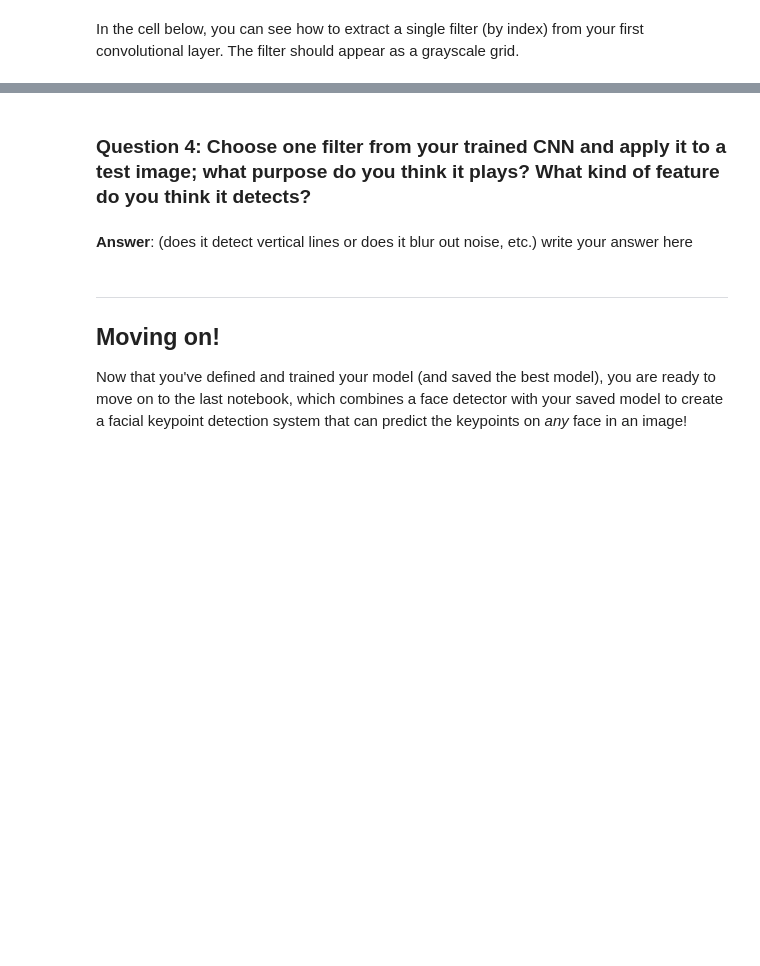
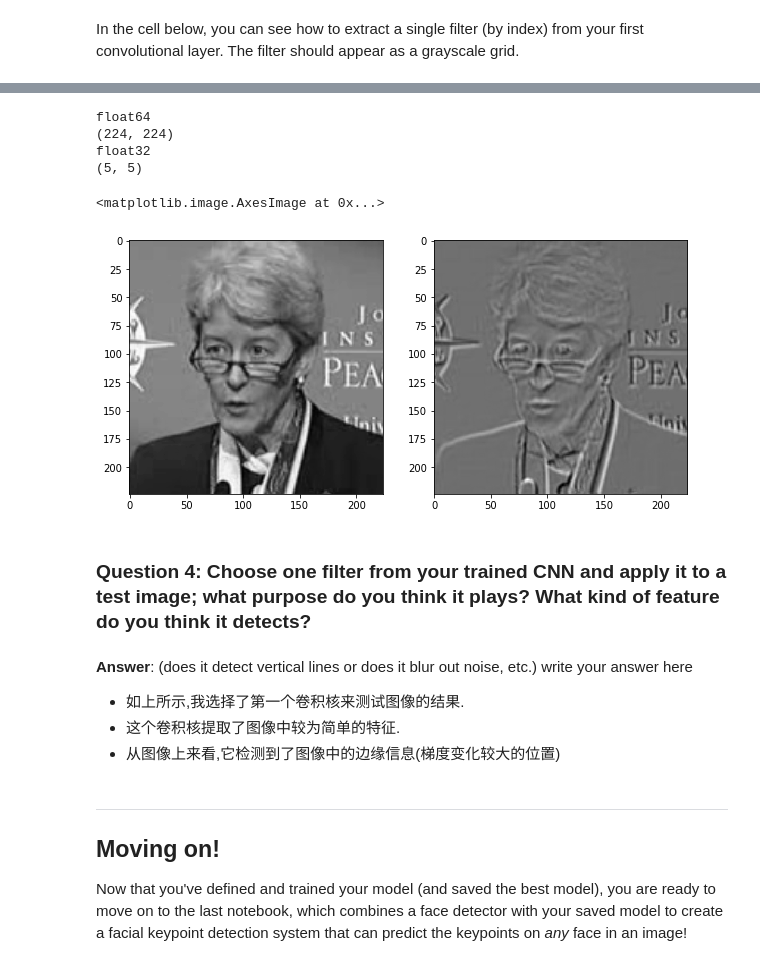
Before and after one commit to MonteYang/P1_Facial_Keypoints, a Jupyter notebook: 2. Define the Network Architecture.ipynb, the cells around one changed output, grey strips where cells are left out. Saved outputs shown, nothing was run; the diff lists cells and outputs as text; code cells hidden in the pictures; blank space fills up the shorter version.

```diff
--- a/2. Define the Network Architecture.ipynb
+++ b/2. Define the Network Architecture.ipynb
@@ -580,7 +615,55 @@ Next, choose a test image and filter it with one of the convolutional kernels in
+# %%
+import cv2
+# load test data
+test_dataset = FacialKeypointsDataset(csv_file='data/test_frames_keypoints.csv',
+                                             root_dir='data/test/',
+                                             transform=data_transform)
+batch_size = 20
+test_loader = DataLoader(test_dataset,
+                          batch_size=batch_size,
+                          shuffle=True,
+                          num_workers=4)
+data = next(iter(test_loader))
+test_image = data["image"][0]
+test_image = test_image.cpu()
+test_image = test_image.numpy()
+# print(test_image.size())
+test_image = np.squeeze(np.transpose(test_image, (1, 2, 0)))
+
+#fig
+fig = plt.figure(figsize=(10,20))
+fig.add_subplot(1,2,1)
+# 显示测试图片
+plt.imshow(test_image,"gray")
+
+weight = net.conv1.weight.data[0]
+weight = weight.cpu()
+w = np.squeeze(weight.numpy())
+print(test_image.dtype)
+print(test_image.shape)
+
+print(w.dtype)
+print(w.shape)
+out = cv2.filter2D(test_image, -1, w)
+fig.add_subplot(1,2,2)
+plt.imshow(out, cmap='gray')
+##TODO: load in and display any image from the transformed test dataset
+## TODO: Using cv's filter2D function,
+## apply a specific set of filter weights (like the one displayed above) to the test image
+# %% [output]
+float64
+(224, 224)
+float32
+(5, 5)
+<matplotlib.image.AxesImage at 0x...>
+[figure, added]
 # %% [markdown]
 ### Question 4: Choose one filter from your trained CNN and apply it to a test image; what purpose do you think it plays? What kind of feature do you think it detects?
 # %% [markdown]
 **Answer**: (does it detect vertical lines or does it blur out noise, etc.) write your answer here
+- 如上所示,我选择了第一个卷积核来测试图像的结果.
+- 这个卷积核提取了图像中较为简单的特征.
+- 从图像上来看,它检测到了图像中的边缘信息(梯度变化较大的位置)
 # %% [markdown]
 ---
 ## Moving on!
```
Also changed, not shown: parts of 15 cells of this notebook, 5 other files.
